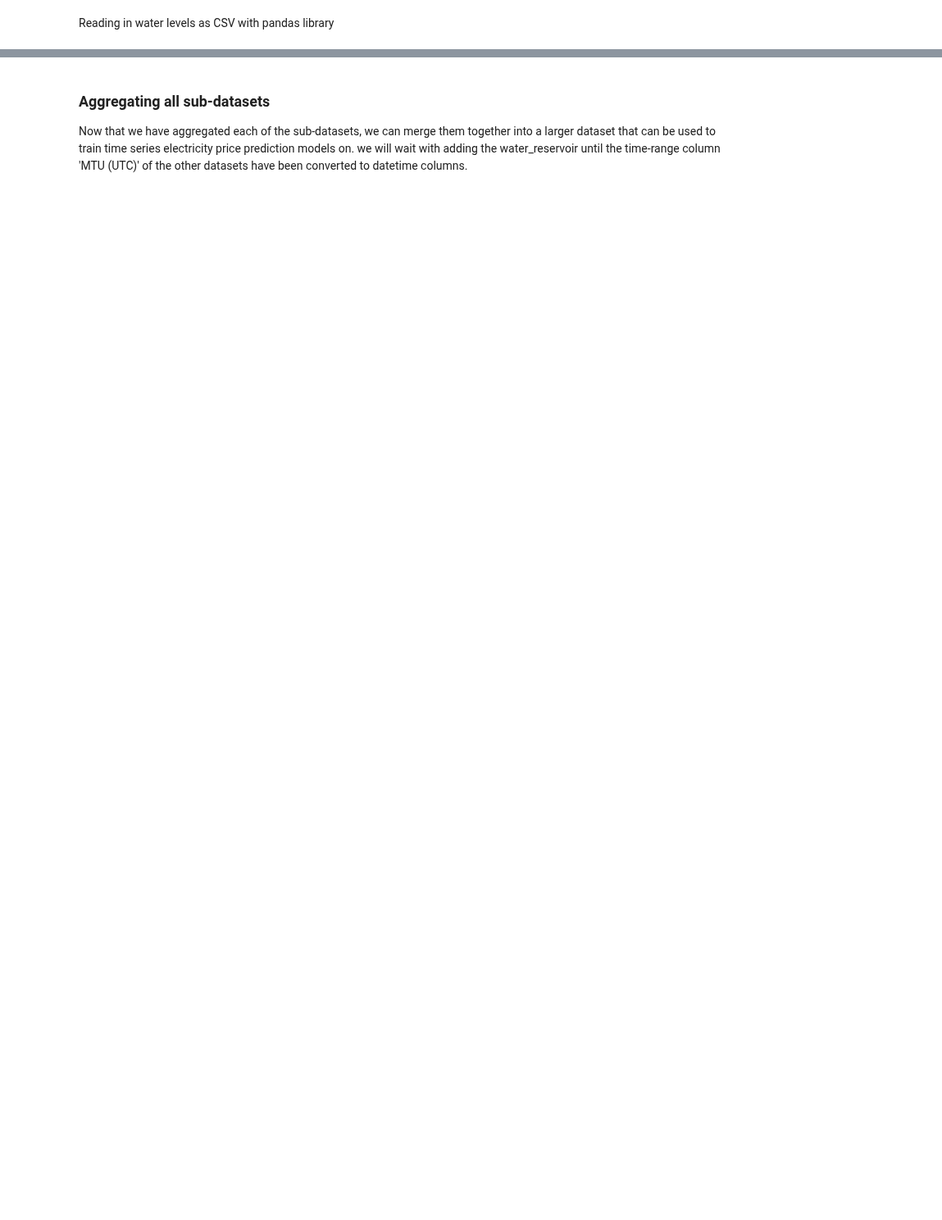
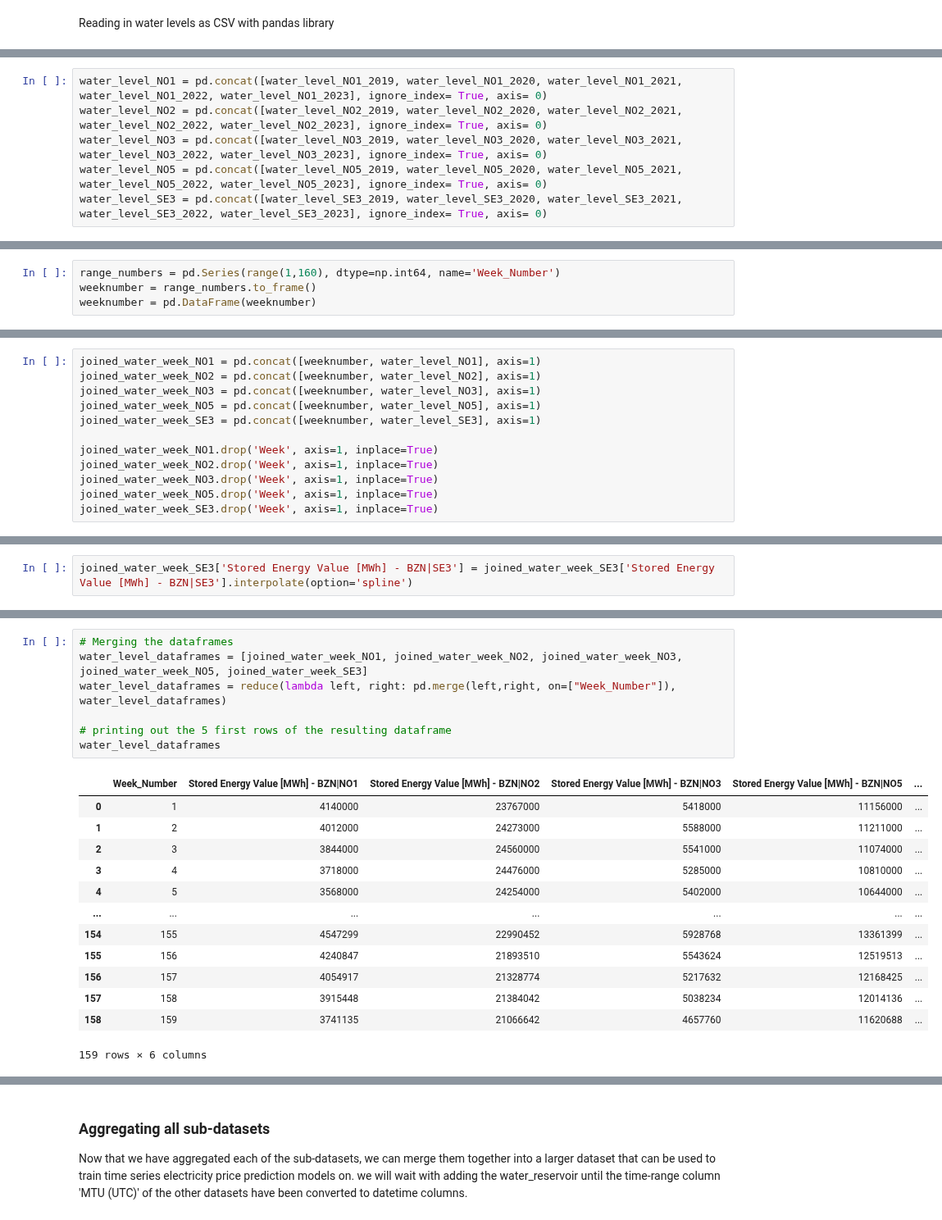
Before and after one commit to HIOF-Bachelor-Project-Group-7/Time-series-energy-price-prediction-bidding-zone-N01, a Jupyter notebook: code/Data aggregation of energy market bidding zone NO1 2020-2022.ipynb, the cells around one changed output, grey strips where cells are left out. Shown at 82% size. Saved outputs shown, nothing was run; the diff lists cells and outputs as text; blank space fills up the shorter version.

Commit message:
Finished pre-processing the raw data from 2019-2023

```diff
--- a/code/Data aggregation of energy market bidding zone NO1 2020-2022.ipynb
+++ b/code/Data aggregation of energy market bidding zone NO1 2020-2022.ipynb
@@ -1216,0 +1213,6 @@ Checking to see if we have correctly selected the last week of 2021 and first we
+# %%
+water_level_NO1 = pd.concat([water_level_NO1_2019, water_level_NO1_2020, water_level_NO1_2021, water_level_NO1_2022, water_level_NO1_2023], ignore_index= True, axis= 0)
+water_level_NO2 = pd.concat([water_level_NO2_2019, water_level_NO2_2020, water_level_NO2_2021, water_level_NO2_2022, water_level_NO2_2023], ignore_index= True, axis= 0)
+water_level_NO3 = pd.concat([water_level_NO3_2019, water_level_NO3_2020, water_level_NO3_2021, water_level_NO3_2022, water_level_NO3_2023], ignore_index= True, axis= 0)
+water_level_NO5 = pd.concat([water_level_NO5_2019, water_level_NO5_2020, water_level_NO5_2021, water_level_NO5_2022, water_level_NO5_2023], ignore_index= True, axis= 0)
+water_level_SE3 = pd.concat([water_level_SE3_2019, water_level_SE3_2020, water_level_SE3_2021, water_level_SE3_2022, water_level_SE3_2023], ignore_index= True, axis= 0)
@@ -1216,0 +1247,4 @@ Checking to see if we have correctly selected the last week of 2021 and first we
+# %%
+range_numbers = pd.Series(range(1,160), dtype=np.int64, name='Week_Number')
+weeknumber = range_numbers.to_frame()
+weeknumber = pd.DataFrame(weeknumber)
@@ -1216,0 +1267,12 @@ Checking to see if we have correctly selected the last week of 2021 and first we
+# %%
+joined_water_week_NO1 = pd.concat([weeknumber, water_level_NO1], axis=1)
+joined_water_week_NO2 = pd.concat([weeknumber, water_level_NO2], axis=1)
+joined_water_week_NO3 = pd.concat([weeknumber, water_level_NO3], axis=1)
+joined_water_week_NO5 = pd.concat([weeknumber, water_level_NO5], axis=1)
+joined_water_week_SE3 = pd.concat([weeknumber, water_level_SE3], axis=1)
+
+joined_water_week_NO1.drop('Week', axis=1, inplace=True)
+joined_water_week_NO2.drop('Week', axis=1, inplace=True)
+joined_water_week_NO3.drop('Week', axis=1, inplace=True)
+joined_water_week_NO5.drop('Week', axis=1, inplace=True)
+joined_water_week_SE3.drop('Week', axis=1, inplace=True)
@@ -1216,0 +1323,2 @@ Checking to see if we have correctly selected the last week of 2021 and first we
+# %%
+joined_water_week_SE3['Stored Energy Value [MWh] - BZN|SE3'] = joined_water_week_SE3['Stored Energy Value [MWh] - BZN|SE3'].interpolate(option='spline')
@@ -1216,0 +1330,21 @@ Checking to see if we have correctly selected the last week of 2021 and first we
+# %%
+# Merging the dataframes
+water_level_dataframes = [joined_water_week_NO1, joined_water_week_NO2, joined_water_week_NO3, joined_water_week_NO5, joined_water_week_SE3]
+water_level_dataframes = reduce(lambda left, right: pd.merge(left,right, on=["Week_Number"]), water_level_dataframes)
+
+# printing out the 5 first rows of the resulting dataframe
+water_level_dataframes
+# %% [output]
+|  | Week_Number | Stored Energy Value [MWh] - BZN|NO1 | Stored Energy Value [MWh] - BZN|NO2 | Stored Energy Value [MWh] - BZN|NO3 | Stored Energy Value [MWh] - BZN|NO5 | ... |
+| 0 | 1 | 4140000 | 23767000 | 5418000 | 11156000 | ... |
+| 1 | 2 | 4012000 | 24273000 | 5588000 | 11211000 | ... |
+| 2 | 3 | 3844000 | 24560000 | 5541000 | 11074000 | ... |
+| 3 | 4 | 3718000 | 24476000 | 5285000 | 10810000 | ... |
+| 4 | 5 | 3568000 | 24254000 | 5402000 | 10644000 | ... |
+| ... | ... | ... | ... | ... | ... | ... |
+| 154 | 155 | 4547299 | 22990452 | 5928768 | 13361399 | ... |
+| 155 | 156 | 4240847 | 21893510 | 5543624 | 12519513 | ... |
+| 156 | 157 | 4054917 | 21328774 | 5217632 | 12168425 | ... |
+| 157 | 158 | 3915448 | 21384042 | 5038234 | 12014136 | ... |
+| 158 | 159 | 3741135 | 21066642 | 4657760 | 11620688 | ... |
+159 rows × 6 columns
```
Also changed, not shown: parts of 31 cells of this notebook, 11 other files.
